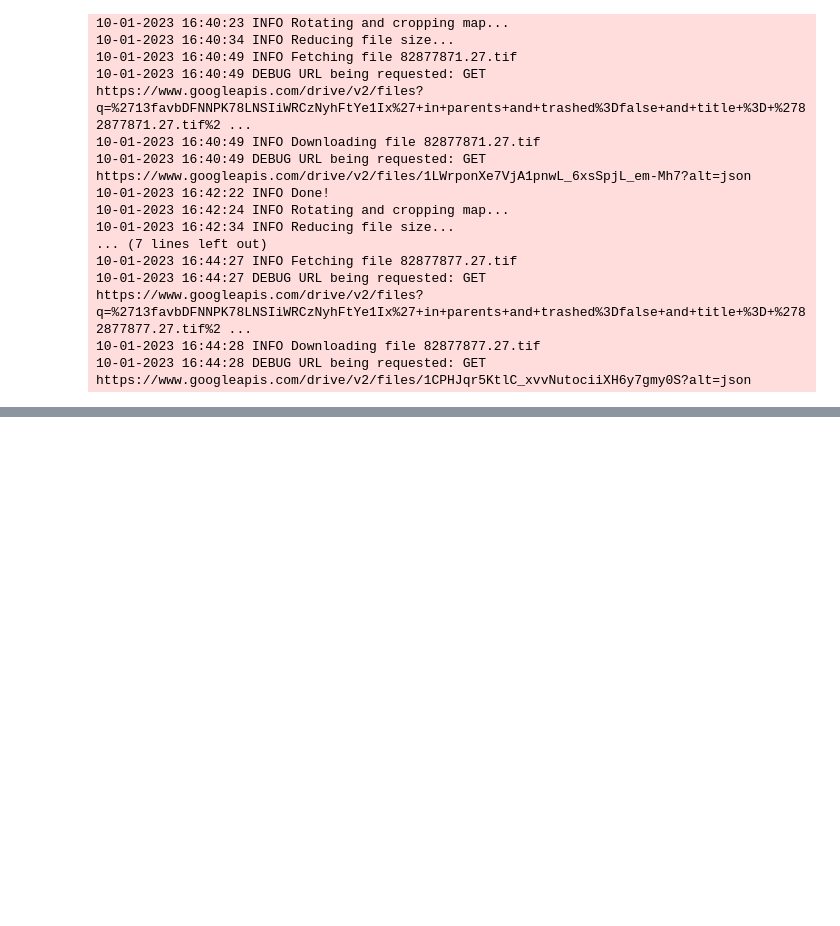
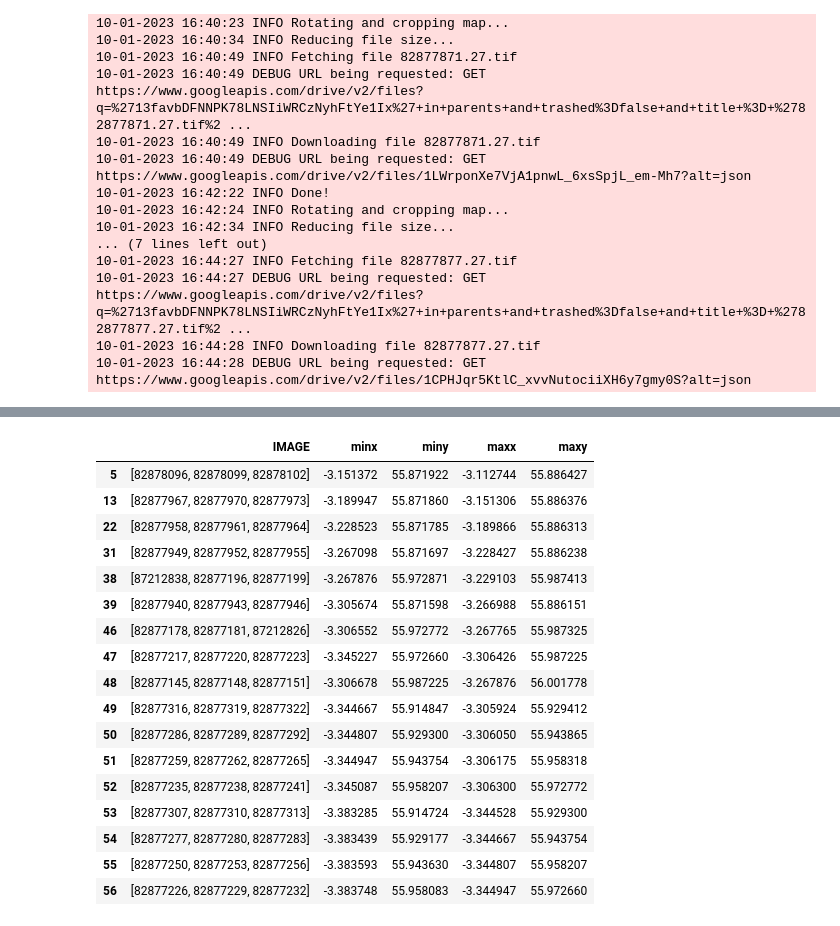
Before and after one commit to alv31415/contrastive-map, a Jupyter notebook: src/dev/meta_explore.ipynb, the cells around one changed output, grey strips where cells are left out. Drawn from its saved outputs; the diff is of its cells as text; code cells hidden in the pictures; blank space fills up the shorter version.

```diff
--- a/src/dev/meta_explore.ipynb
+++ b/src/dev/meta_explore.ipynb
@@ -455,0 +585,25 @@ Iteration: 22
+# %%
+grouped_area_3 = grouped_area[grouped_area["IMAGE"].apply(lambda x: len(x) == 3)]
+grouped_area_3 = grouped_area_3.assign(WKT=grouped_area_3["WKT"].apply(lambda x: wkt.loads(x).bounds))
+grouped_area_3[["minx", "miny", "maxx", "maxy"]] = pd.DataFrame(grouped_area_3["WKT"].tolist(), index = grouped_area_3.index)
+grouped_area_3.drop("WKT", axis = 1, inplace = True)
+grouped_area_3
+# %% [output]
+|  | IMAGE | minx | miny | maxx | maxy |
+| 5 | [82878096, 82878099, 82878102] | -3.151372 | 55.871922 | -3.112744 | 55.886427 |
+| 13 | [82877967, 82877970, 82877973] | -3.189947 | 55.871860 | -3.151306 | 55.886376 |
+| 22 | [82877958, 82877961, 82877964] | -3.228523 | 55.871785 | -3.189866 | 55.886313 |
+| 31 | [82877949, 82877952, 82877955] | -3.267098 | 55.871697 | -3.228427 | 55.886238 |
+| 38 | [87212838, 82877196, 82877199] | -3.267876 | 55.972871 | -3.229103 | 55.987413 |
+| 39 | [82877940, 82877943, 82877946] | -3.305674 | 55.871598 | -3.266988 | 55.886151 |
+| 46 | [82877178, 82877181, 87212826] | -3.306552 | 55.972772 | -3.267765 | 55.987325 |
+| 47 | [82877217, 82877220, 82877223] | -3.345227 | 55.972660 | -3.306426 | 55.987225 |
+| 48 | [82877145, 82877148, 82877151] | -3.306678 | 55.987225 | -3.267876 | 56.001778 |
+| 49 | [82877316, 82877319, 82877322] | -3.344667 | 55.914847 | -3.305924 | 55.929412 |
+| 50 | [82877286, 82877289, 82877292] | -3.344807 | 55.929300 | -3.306050 | 55.943865 |
+| 51 | [82877259, 82877262, 82877265] | -3.344947 | 55.943754 | -3.306175 | 55.958318 |
+| 52 | [82877235, 82877238, 82877241] | -3.345087 | 55.958207 | -3.306300 | 55.972772 |
+| 53 | [82877307, 82877310, 82877313] | -3.383285 | 55.914724 | -3.344528 | 55.929300 |
+| 54 | [82877277, 82877280, 82877283] | -3.383439 | 55.929177 | -3.344667 | 55.943754 |
+| 55 | [82877250, 82877253, 82877256] | -3.383593 | 55.943630 | -3.344807 | 55.958207 |
+| 56 | [82877226, 82877229, 82877232] | -3.383748 | 55.958083 | -3.344947 | 55.972660 |
```
Also changed, not shown: parts of 4 cells of this notebook, 4 other files.
